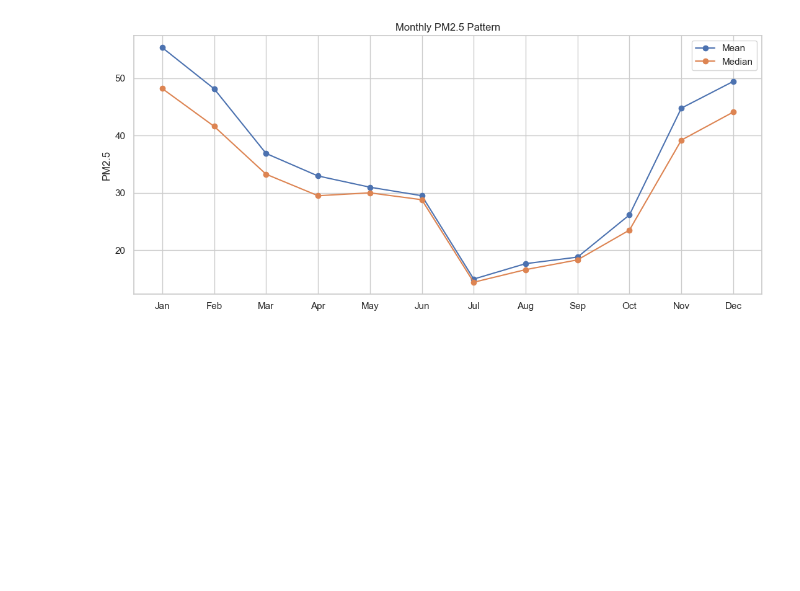
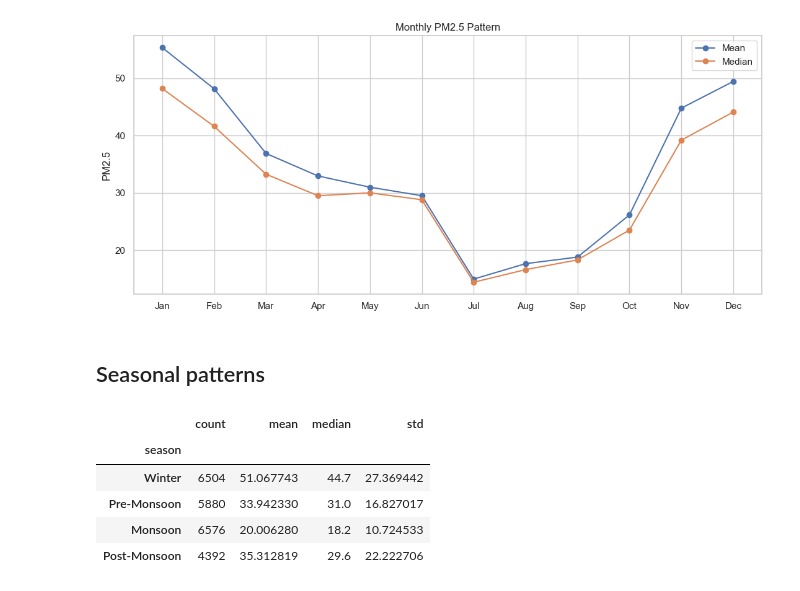
Before and after one commit to rubeshnpl13/Kathmandu-Air-Quality-Intelligence, a Jupyter notebook: notebooks/04_exploratory_data_analysis.ipynb, the cells around one changed output. Saved outputs shown, nothing was run; the diff lists cells and outputs as text; code cells hidden in the pictures; blank space fills up the shorter version.

```diff
--- a/notebooks/04_exploratory_data_analysis.ipynb
+++ b/notebooks/04_exploratory_data_analysis.ipynb
@@ -681,3 +681,28 @@ plt.tight_layout()
 plt.show()
 # %% [output]
 [figure]
+# %% [markdown]
+## Seasonal patterns
+# %%
+season_pm25 = (
+    hourly
+    .groupby(
+        'season',
+        observed=False
+    )['pm25']
+    .agg([
+        'count',
+        'mean',
+        'median',
+        'std'
+    ])
+)
+
+season_pm25
+# %% [output]
+|  | count | mean | median | std |
+| season |  |  |  |  |
+| Winter | 6504 | 51.067743 | 44.7 | 27.369442 |
+| Pre-Monsoon | 5880 | 33.942330 | 31.0 | 16.827017 |
+| Monsoon | 6576 | 20.006280 | 18.2 | 10.724533 |
+| Post-Monsoon | 4392 | 35.312819 | 29.6 | 22.222706 |
```
Also changed, not shown: parts of 9 cells of this notebook.
